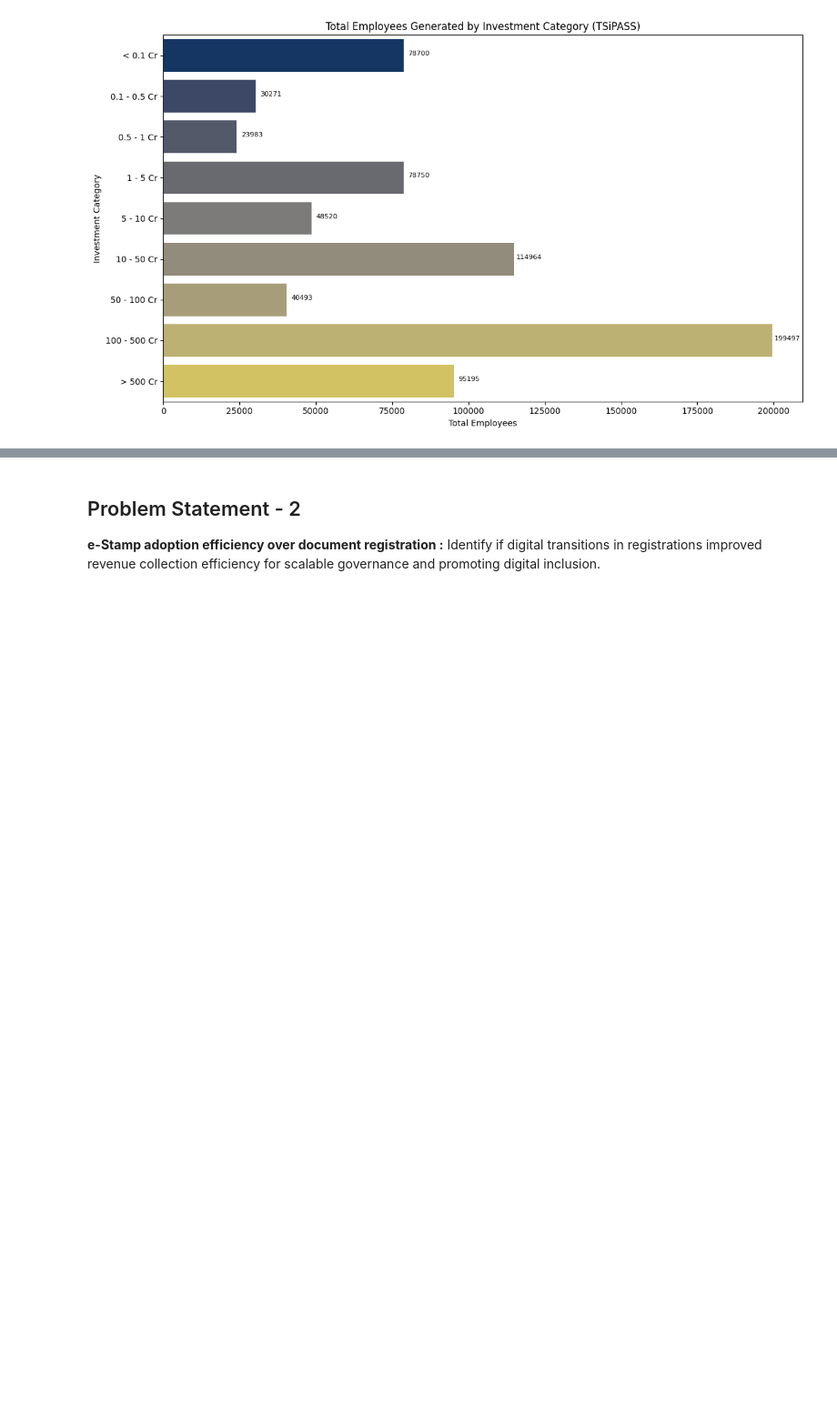
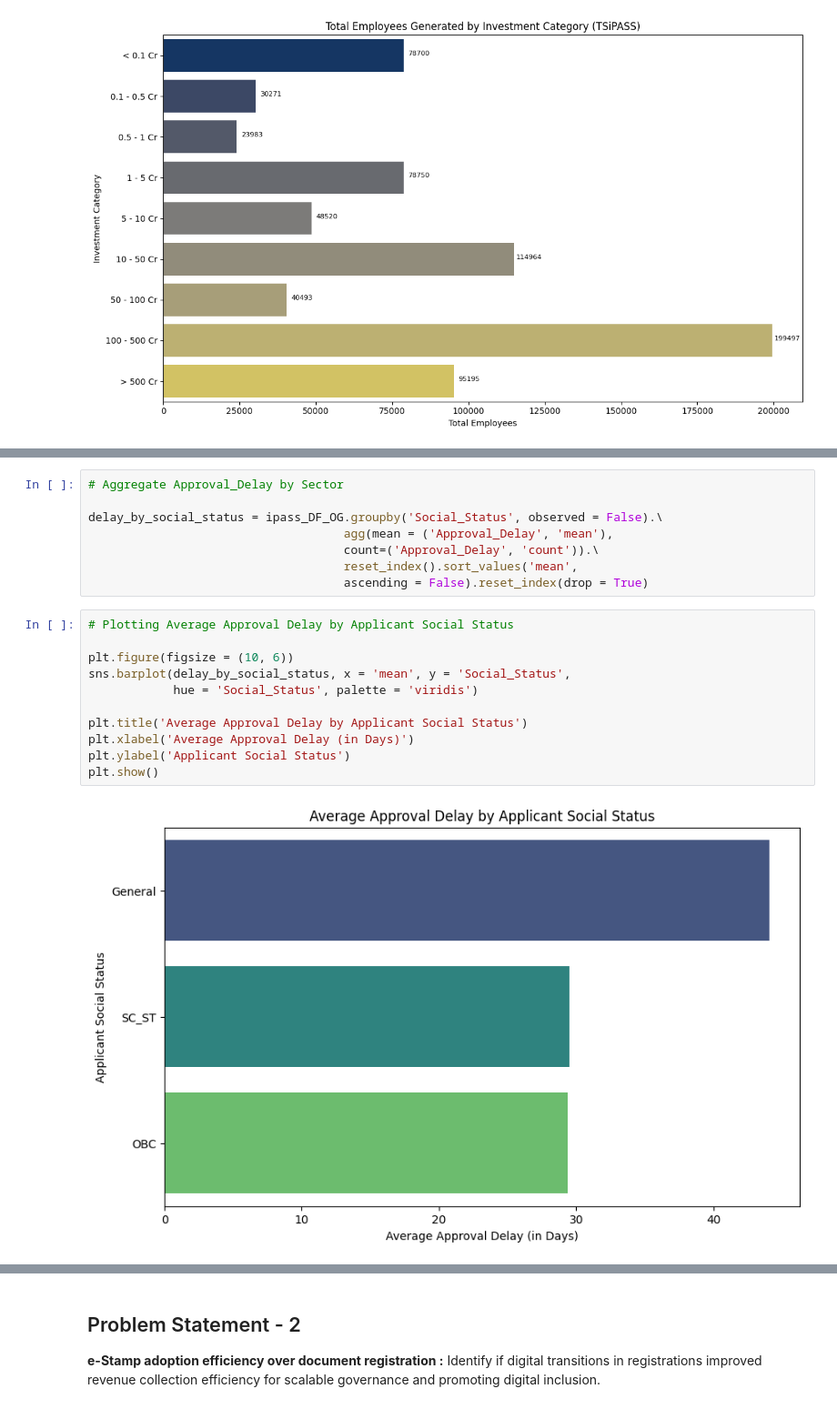
Before and after one commit to jishnukoliyadan/Telangana-Inclusive-Growth-Analysis, a Jupyter notebook: 05_Insight_Report.ipynb, the cells around one changed output, grey strips where cells are left out. Shown at 91% size. Drawn from its saved outputs; the diff is of its cells as text; blank space fills up the shorter version.

```diff
--- a/05_Insight_Report.ipynb
+++ b/05_Insight_Report.ipynb
@@ -324,0 +426,21 @@ plt.show()
+# %%
+# Aggregate Approval_Delay by Sector
+
+delay_by_social_status = ipass_DF_OG.groupby('Social_Status', observed = False).\
+                                    agg(mean = ('Approval_Delay', 'mean'),
+                                    count=('Approval_Delay', 'count')).\
+                                    reset_index().sort_values('mean',
+                                    ascending = False).reset_index(drop = True)
+# %%
+# Plotting Average Approval Delay by Applicant Social Status
+
+plt.figure(figsize = (10, 6))
+sns.barplot(delay_by_social_status, x = 'mean', y = 'Social_Status',
+            hue = 'Social_Status', palette = 'viridis')
+
+plt.title('Average Approval Delay by Applicant Social Status')
+plt.xlabel('Average Approval Delay (in Days)')
+plt.ylabel('Applicant Social Status')
+plt.show()
+# %% [output]
+[figure, added]
```
Also changed, not shown: parts of 48 cells of this notebook.
